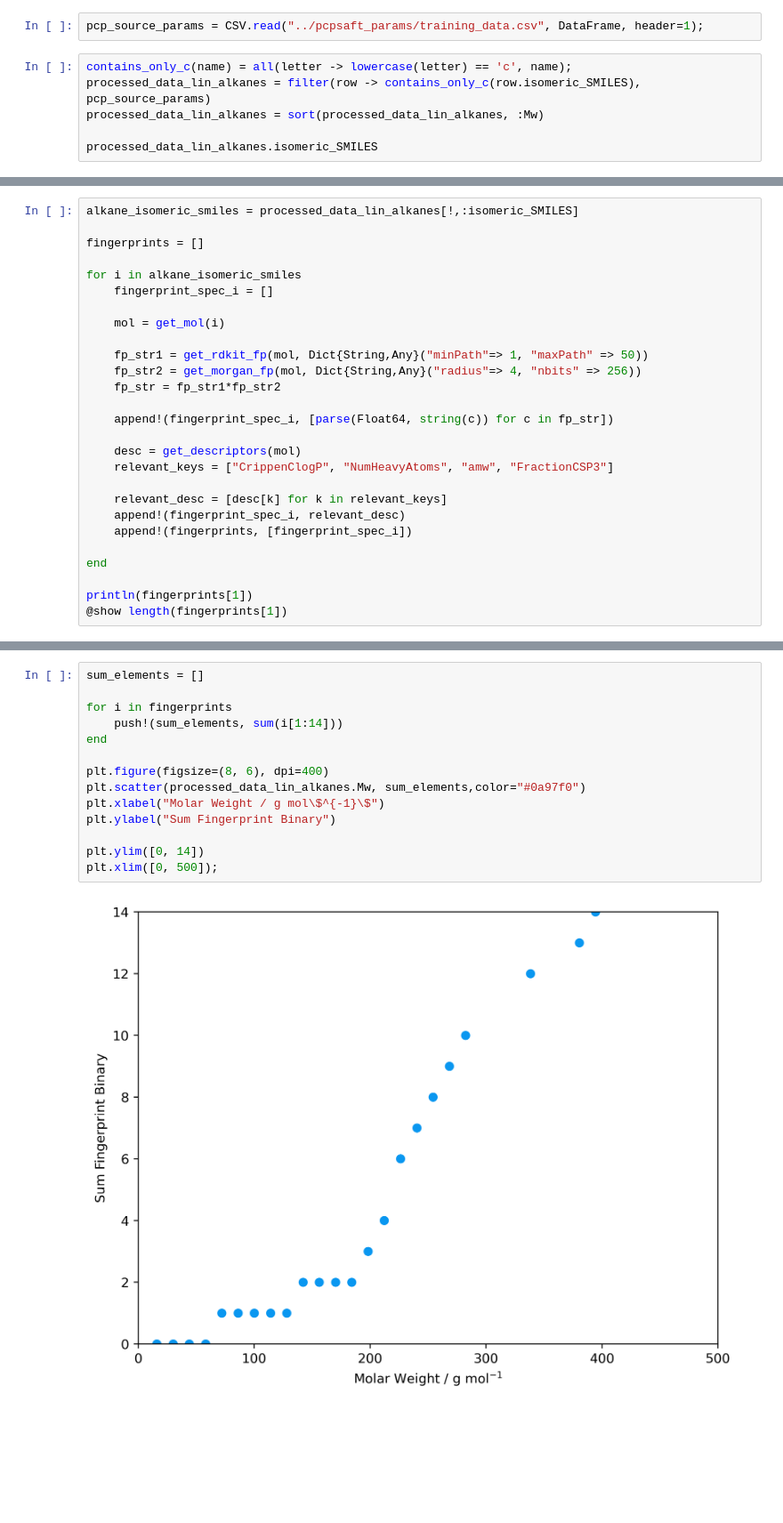
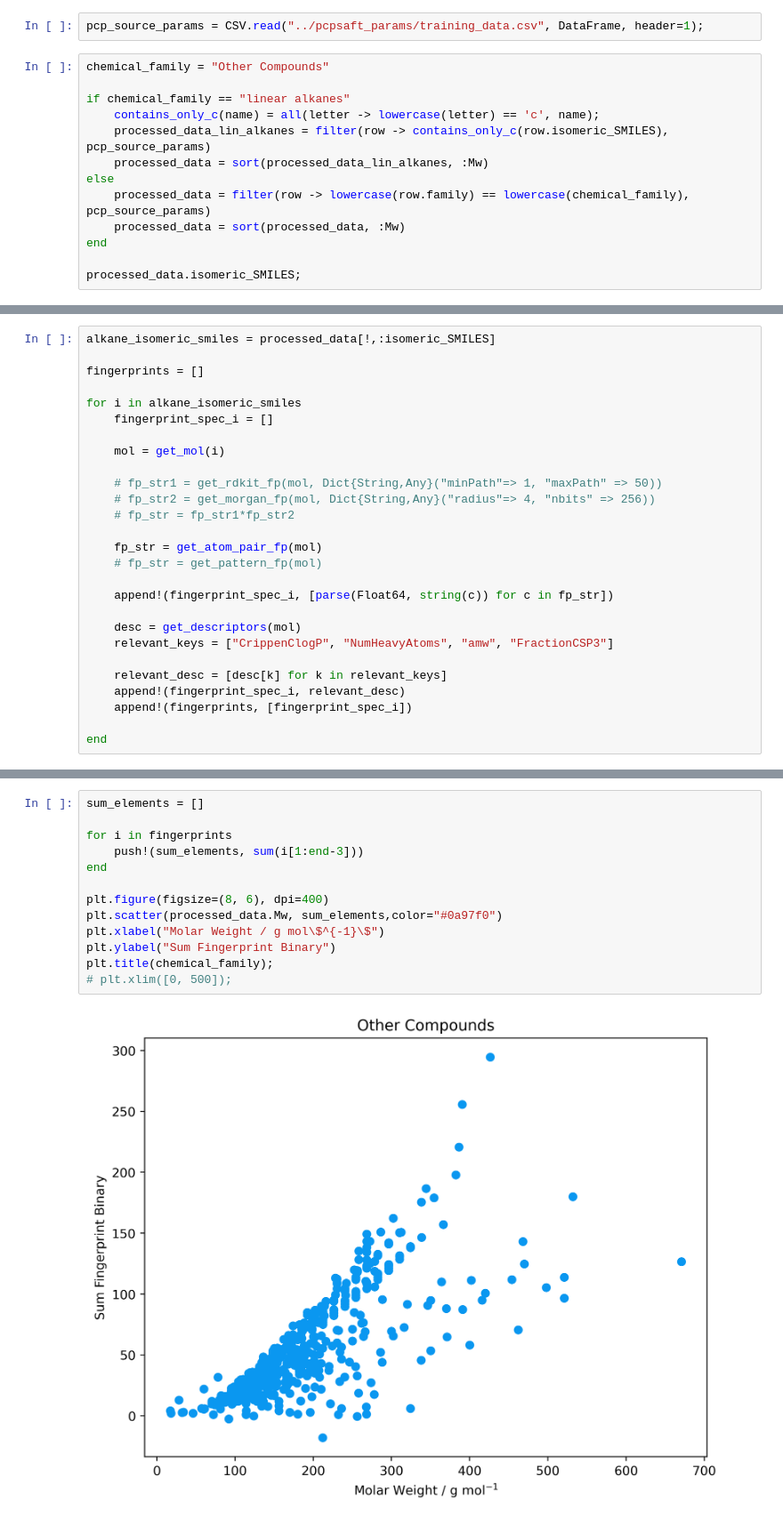
Before and after one commit to lucpaoli/SAFT_ML, a Jupyter notebook: special_thingy_params/fingerprint_augmentation.ipynb, the cells around one changed output, grey strips where cells are left out. Shown at 89% size. Saved outputs shown, nothing was run; the diff lists cells and outputs as text; blank space fills up the shorter version.

Commit message:
started global fingerprint analysis

```diff
--- a/special_thingy_params/fingerprint_augmentation.ipynb
+++ b/special_thingy_params/fingerprint_augmentation.ipynb
@@ -12,8 +12,15 @@ WARNING: redefinition of constant SAFTVRMieconsts. This may fail, cause incorrec
 # %%
 pcp_source_params = CSV.read("../pcpsaft_params/training_data.csv", DataFrame, header=1);
 # %%
-contains_only_c(name) = all(letter -> lowercase(letter) == 'c', name);
-processed_data_lin_alkanes = filter(row -> contains_only_c(row.isomeric_SMILES), pcp_source_params)
-processed_data_lin_alkanes = sort(processed_data_lin_alkanes, :Mw)
+chemical_family = "Other Compounds"
 
-processed_data_lin_alkanes.isomeric_SMILES
+if chemical_family == "linear alkanes"
+    contains_only_c(name) = all(letter -> lowercase(letter) == 'c', name);
+    processed_data_lin_alkanes = filter(row -> contains_only_c(row.isomeric_SMILES), pcp_source_params)
+    processed_data = sort(processed_data_lin_alkanes, :Mw)
+else
+    processed_data = filter(row -> lowercase(row.family) == lowercase(chemical_family), pcp_source_params)
+    processed_data = sort(processed_data, :Mw)
+end
+
+processed_data.isomeric_SMILES;
@@ -38,5 +27,5 @@ processed_data_lin_alkanes.isomeric_SMILES
 # %%
-alkane_isomeric_smiles = processed_data_lin_alkanes[!,:isomeric_SMILES]
+alkane_isomeric_smiles = processed_data[!,:isomeric_SMILES]
 
 fingerprints = []
 
@@ -45,9 +34,12 @@ for i in alkane_isomeric_smiles
 
     mol = get_mol(i)
 
-    fp_str1 = get_rdkit_fp(mol, Dict{String,Any}("minPath"=> 1, "maxPath" => 50))
-    fp_str2 = get_morgan_fp(mol, Dict{String,Any}("radius"=> 4, "nbits" => 256))
-    fp_str = fp_str1*fp_str2
+    # fp_str1 = get_rdkit_fp(mol, Dict{String,Any}("minPath"=> 1, "maxPath" => 50))
+    # fp_str2 = get_morgan_fp(mol, Dict{String,Any}("radius"=> 4, "nbits" => 256))
+    # fp_str = fp_str1*fp_str2
+
+    fp_str = get_atom_pair_fp(mol)
+    # fp_str = get_pattern_fp(mol)
 
     append!(fingerprint_spec_i, [parse(Float64, string(c)) for c in fp_str])
 
@@ -59,6 +51,3 @@ for i in alkane_isomeric_smiles
     append!(fingerprints, [fingerprint_spec_i])
 
 end
-
-println(fingerprints[1])
-@show length(fingerprints[1])
@@ -100,16 +64,15 @@ fingerprints = Vector{Any}[[0.0, 0.0, 0.0, 0.0, 0.0, 0.0, 0.0, 0.0, 0.0, 0.0, 0.
 # %%
 sum_elements = []
 
 for i in fingerprints
-    push!(sum_elements, sum(i[1:14]))
+    push!(sum_elements, sum(i[1:end-3]))
 end
 
 plt.figure(figsize=(8, 6), dpi=400)
-plt.scatter(processed_data_lin_alkanes.Mw, sum_elements,color="#0a97f0")
+plt.scatter(processed_data.Mw, sum_elements,color="#0a97f0")
 plt.xlabel("Molar Weight / g mol\$^{-1}\$")
 plt.ylabel("Sum Fingerprint Binary")
-
-plt.ylim([0, 14])
-plt.xlim([0, 500]);
+plt.title(chemical_family);
+# plt.xlim([0, 500]);
 # %% [output]
-[figure, old version]
+[figure, new version]
```
Also changed, not shown: parts of 8 cells of this notebook.
